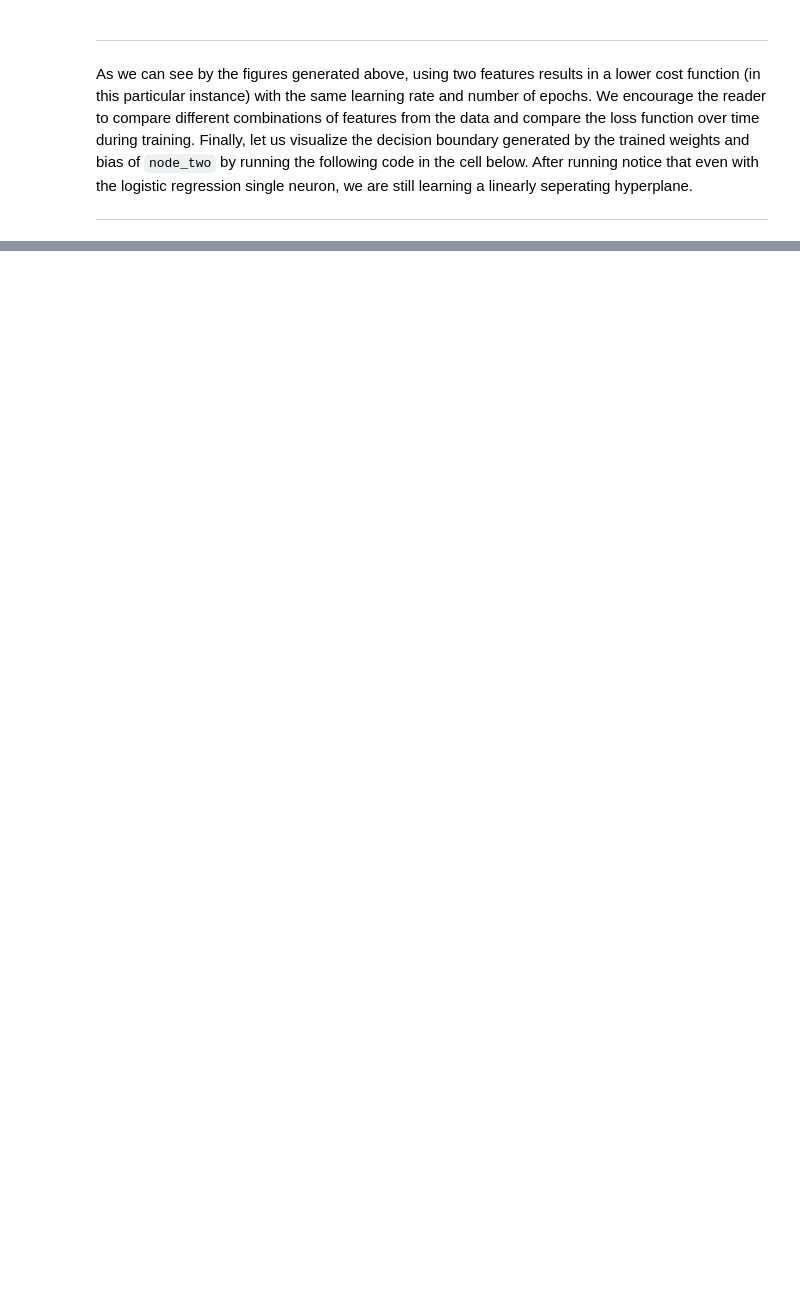
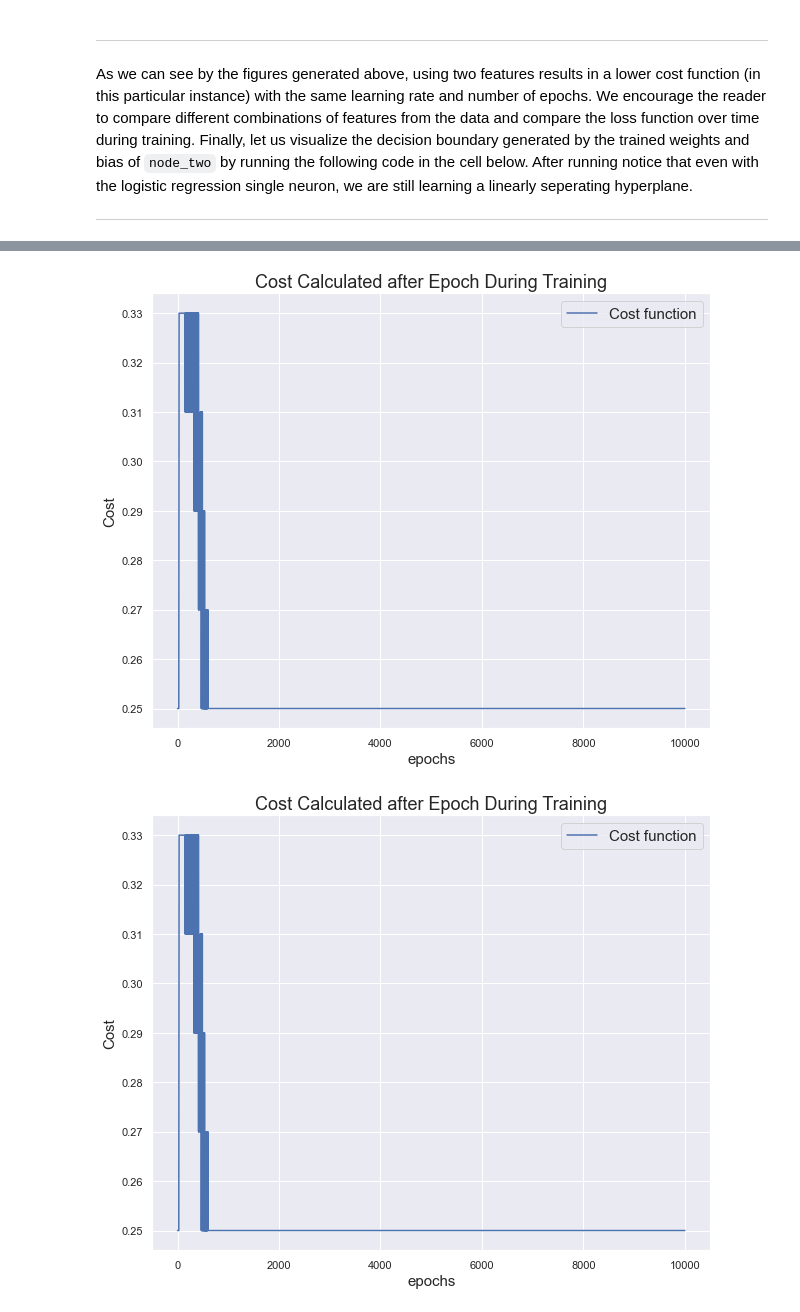
Before and after one commit to RandyRDavila/Data_Science_and_Machine_Learning_Spring_2022, a Jupyter notebook: Lecture_5/Lecture_5_1.ipynb, the cells around one changed output, grey strips where cells are left out. Cells and saved outputs as stored; diff of their text form; code cells hidden in the pictures; blank space fills up the shorter version.

```diff
--- a/Lecture_5/Lecture_5_1.ipynb
+++ b/Lecture_5/Lecture_5_1.ipynb
@@ -472,0 +537,5 @@ node_two.plot_decision_boundary(X_two, y)
+# %%
+node_three.plot_cost_function()
+# %% [output]
+[figure, added]
+[figure, added]
```
Also changed, not shown: parts of 12 cells of this notebook, 7 other files.
